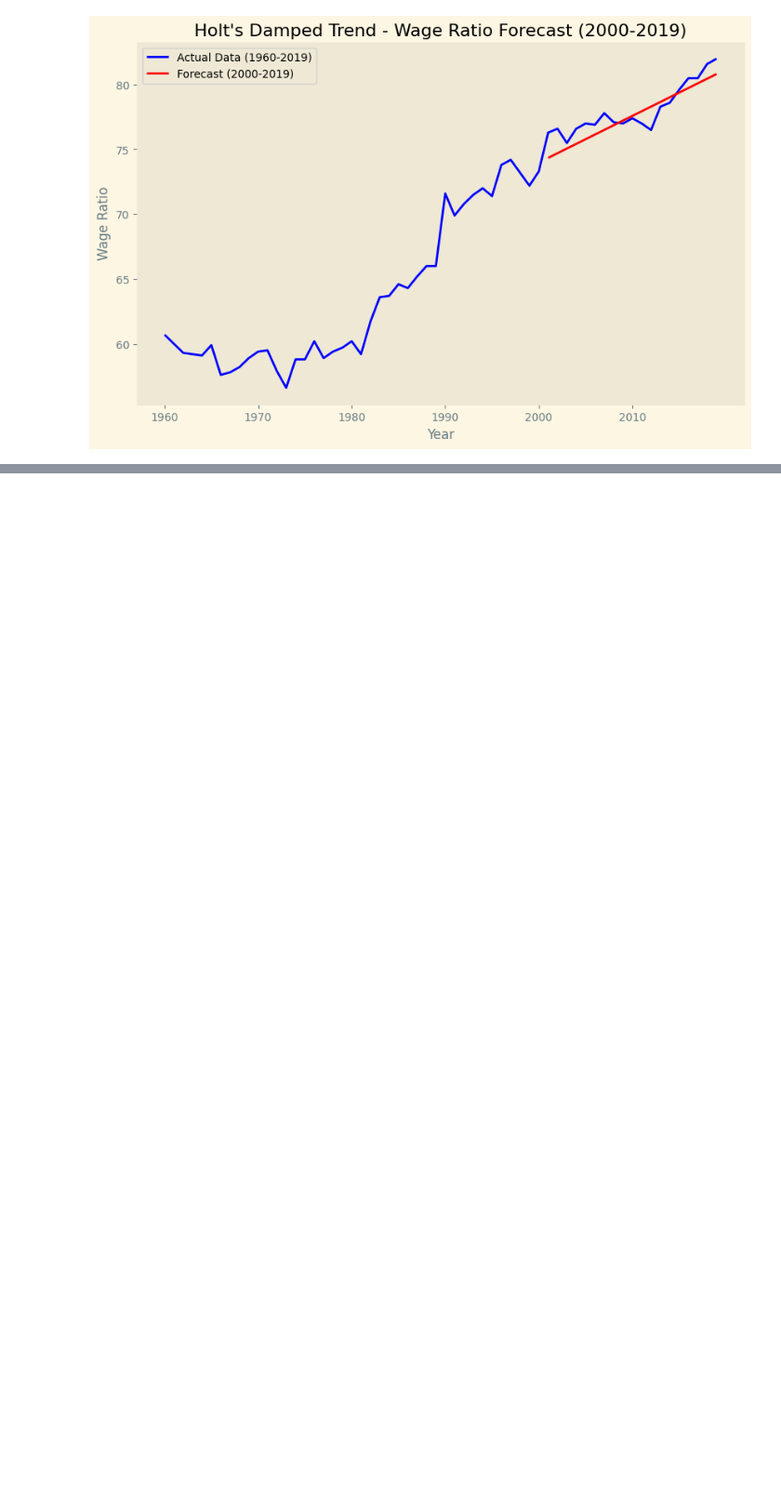
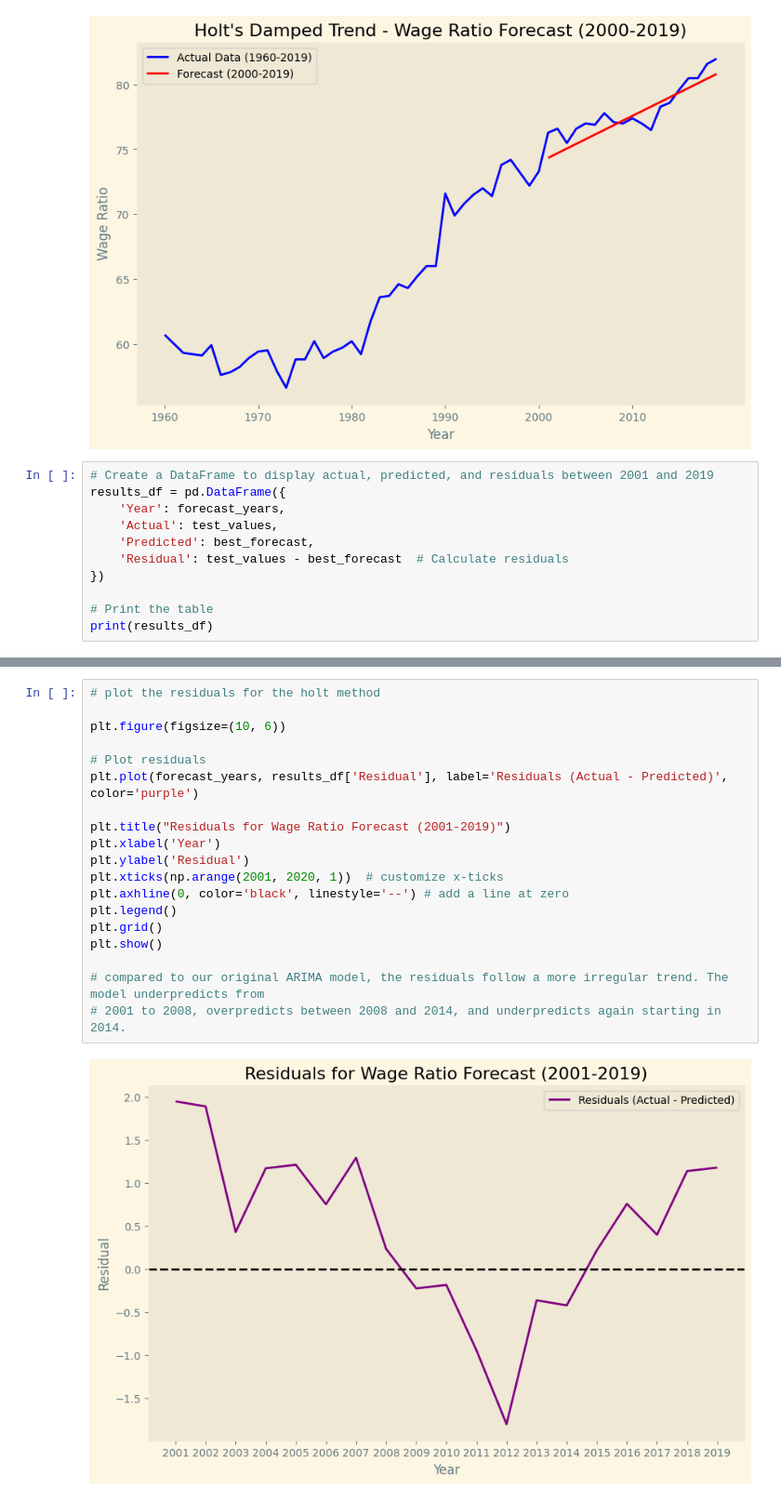
Before and after one commit to kristyluk/DS4002Project2, a Jupyter notebook: SCRIPTS/project2_script.ipynb, the cells around one changed output, grey strips where cells are left out. Shown at 93% size. Saved outputs shown, nothing was run; the diff lists cells and outputs as text; blank space fills up the shorter version.

```diff
--- a/SCRIPTS/project2_script.ipynb
+++ b/SCRIPTS/project2_script.ipynb
@@ -480,3 +480,14 @@ plt.grid()
 plt.show()
 # %% [output]
 [figure]
+# %%
+# Create a DataFrame to display actual, predicted, and residuals between 2001 and 2019
+results_df = pd.DataFrame({
+    'Year': forecast_years,
+    'Actual': test_values,
+    'Predicted': best_forecast,
+    'Residual': test_values - best_forecast  # Calculate residuals
+})
+
+# Print the table
+print(results_df)
@@ -482,0 +515,21 @@ plt.show()
+# %%
+# plot the residuals for the holt method
+
+plt.figure(figsize=(10, 6))
+
+# Plot residuals
+plt.plot(forecast_years, results_df['Residual'], label='Residuals (Actual - Predicted)', color='purple')
+
+plt.title("Residuals for Wage Ratio Forecast (2001-2019)")
+plt.xlabel('Year')
+plt.ylabel('Residual')
+plt.xticks(np.arange(2001, 2020, 1))  # customize x-ticks
+plt.axhline(0, color='black', linestyle='--') # add a line at zero
+plt.legend()
+plt.grid()
+plt.show()
+
+# compared to our original ARIMA model, the residuals follow a more irregular trend. The model underpredicts from
+# 2001 to 2008, overpredicts between 2008 and 2014, and underpredicts again starting in 2014.
+# %% [output]
+[figure, added]
```
Also changed, not shown: parts of 2 cells of this notebook.
